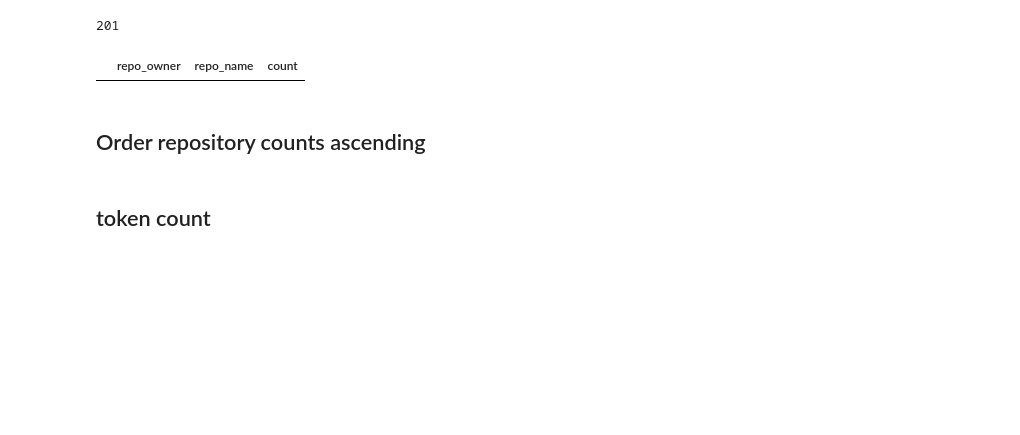
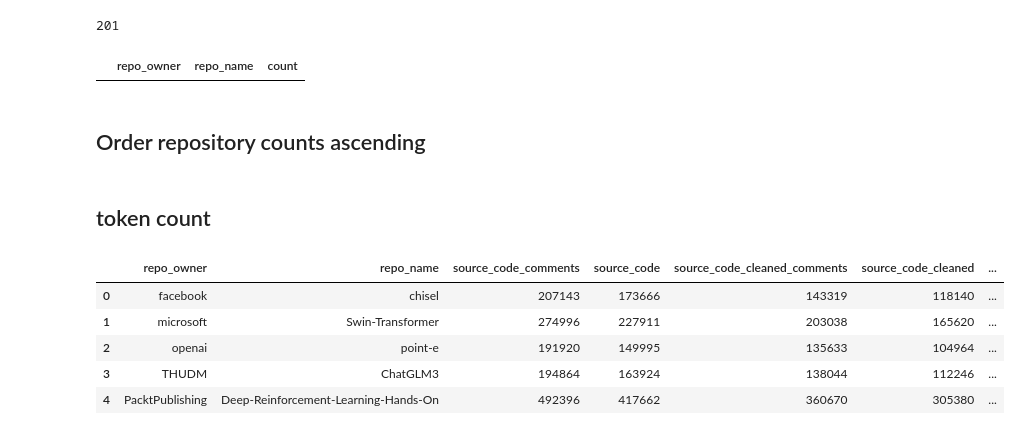
Before and after one commit to df1000/ma_automated_documentation, a Jupyter notebook: preprocessing/05_counts.ipynb, the cells around one changed output. Drawn from its saved outputs; the diff is of its cells as text; code cells hidden in the pictures; blank space fills up the shorter version.

```diff
--- a/preprocessing/05_counts.ipynb
+++ b/preprocessing/05_counts.ipynb
@@ -194,0 +184,9 @@ df_to_save.to_json('../data/df_repos_counts_filtered.json', orient='records')
+# %%
+df_filtered.head(5)
+# %% [output]
+|  | repo_owner | repo_name | source_code_comments | source_code | source_code_cleaned_comments | source_code_cleaned | ... |
+| 0 | facebook | chisel | 207143 | 173666 | 143319 | 118140 | ... |
+| 1 | microsoft | Swin-Transformer | 274996 | 227911 | 203038 | 165620 | ... |
+| 2 | openai | point-e | 191920 | 149995 | 135633 | 104964 | ... |
+| 3 | THUDM | ChatGLM3 | 194864 | 163924 | 138044 | 112246 | ... |
+| 4 | PacktPublishing | Deep-Reinforcement-Learning-Hands-On | 492396 | 417662 | 360670 | 305380 | ... |
```
Also changed, not shown: parts of 10 cells of this notebook, 8 other files.
